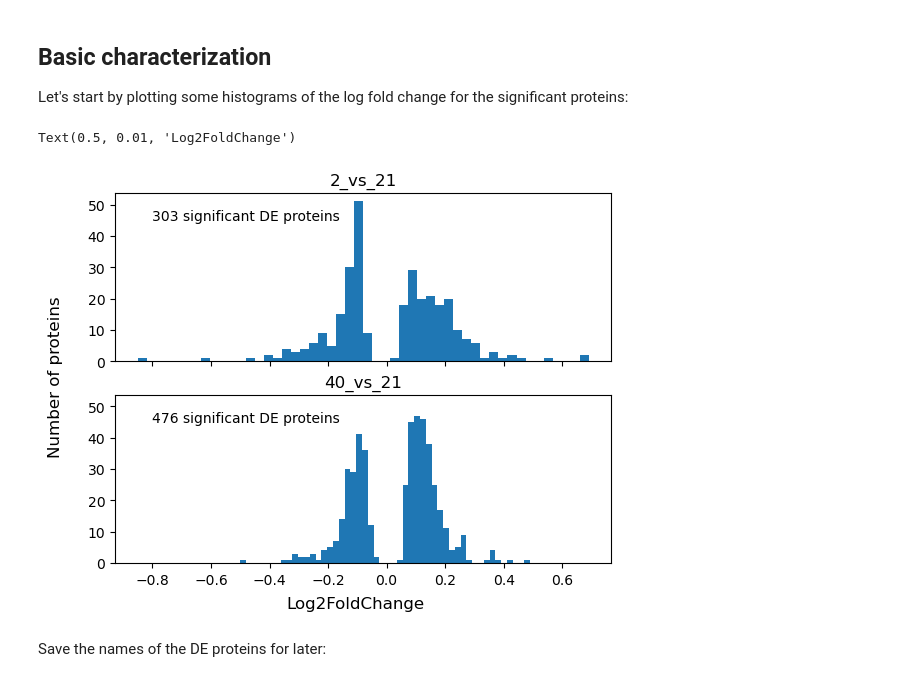
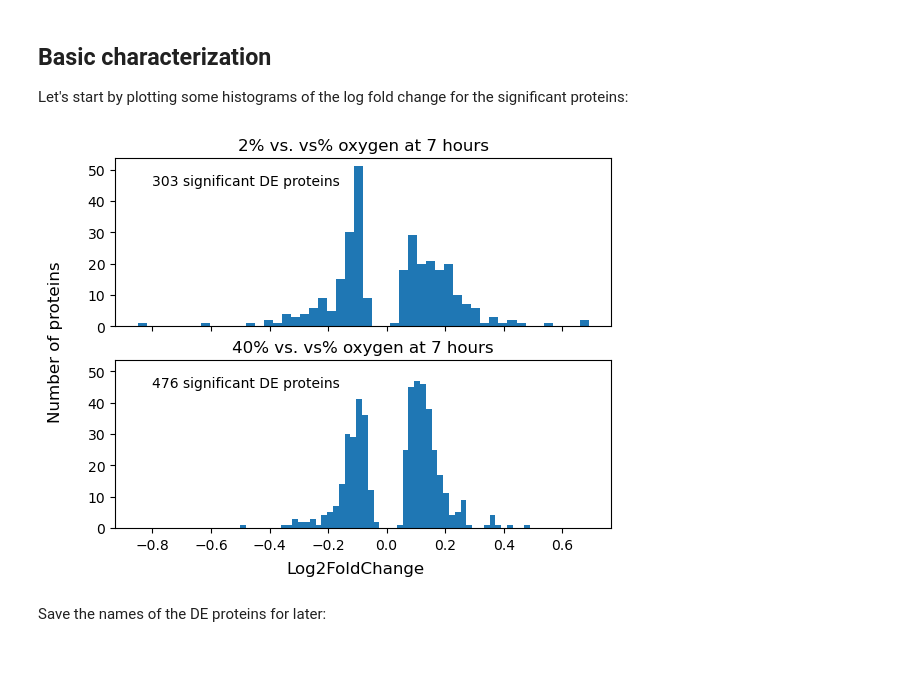
Before and after one commit to serenalotreck/photorespiration-omics, a Jupyter notebook: notebooks/proteomics_visualizations.ipynb, the cells around one changed output. Saved outputs shown, nothing was run; the diff lists cells and outputs as text; code cells hidden in the pictures.

Commit message:
Add code for GO enrichment plotting, update some figures

```diff
--- a/notebooks/proteomics_visualizations.ipynb
+++ b/notebooks/proteomics_visualizations.ipynb
@@ -119,17 +120,18 @@ Let's start by plotting some histograms of the log fold change for the significa
 # %%
 fig, axs = plt.subplots(2, sharex=True, sharey=True)
 
 for comp, ax in zip(comparisons, axs):
     df = comparisons[comp]
     ax.hist(df[df_references[comp]['lfc_name']], bins=50)
-    ax.set_title(comp)
+    comp_semantic = comp.split('_')[0] + '%' + ' vs. ' + comp.split('_')[1] + '% oxygen at 7 hours'
+    ax.set_title(comp_semantic)
     ax.text(-0.8, 45, f'{len(df)} significant DE proteins')
 
 fig.supylabel('Number of proteins')
 fig.supxlabel('Log2FoldChange')
+plt.savefig('../data/Araport11_outputs_ALL/figures/proteomics_histograms_05May2025.png', format='png', dpi=600, bbox_inches='tight')
 # %% [output]
-Text(0.5, 0.01, 'Log2FoldChange')
-[figure, old version]
+[figure, new version]
 # %% [markdown]
 Save the names of the DE proteins for later:
 # %%
```
Also changed, not shown: parts of 7 cells of this notebook, 7 other files.
